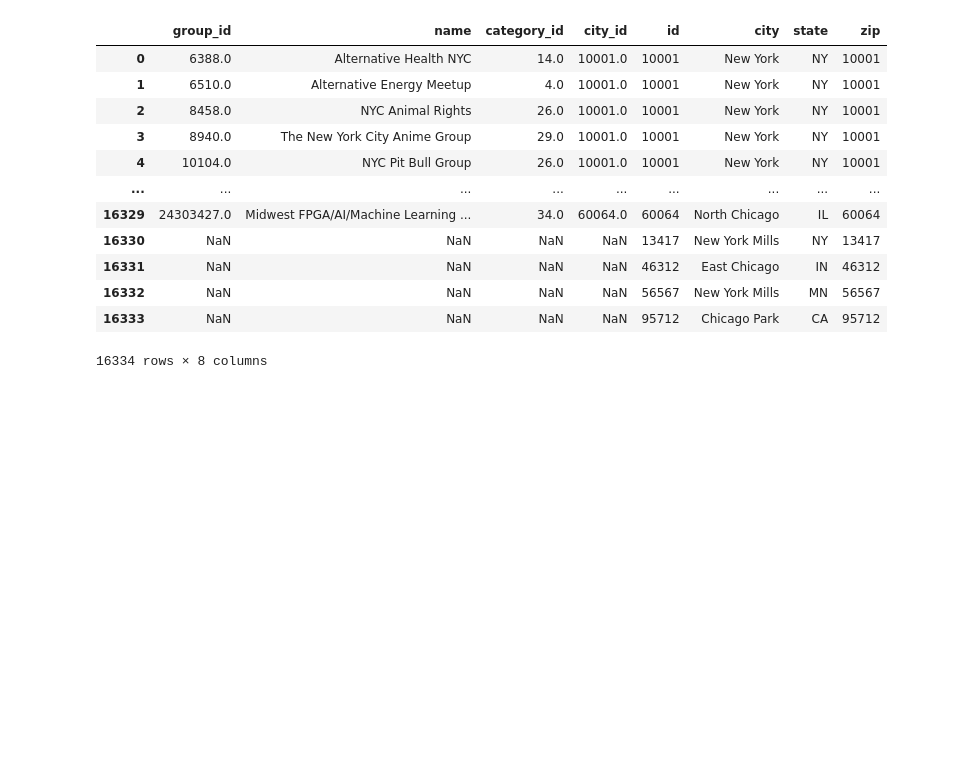
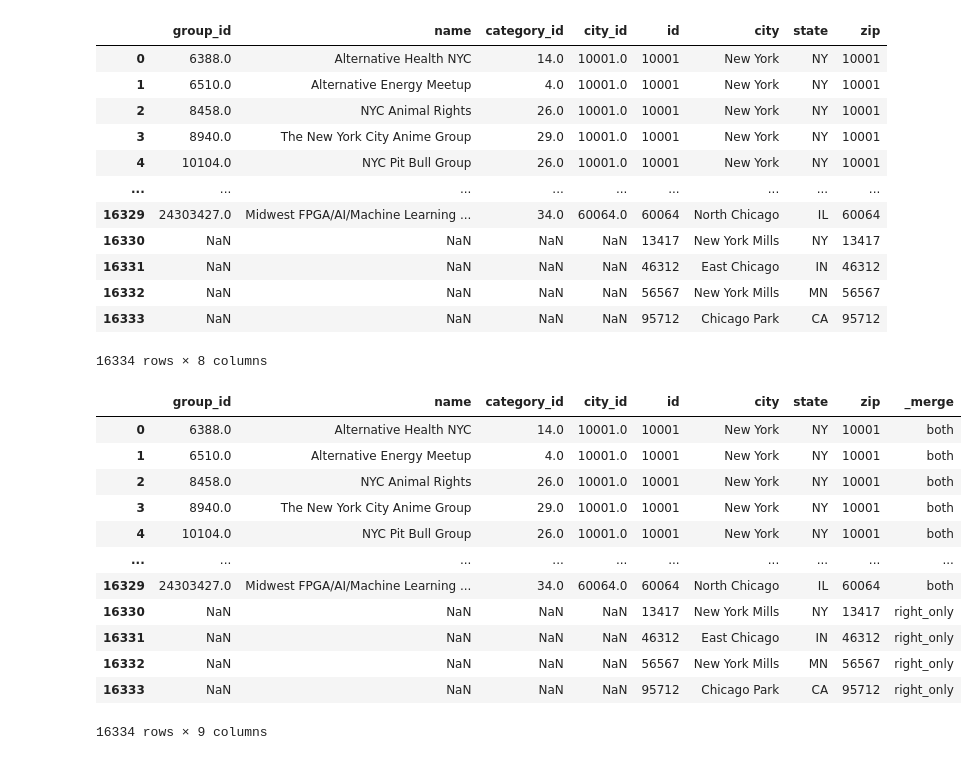
Before and after one commit to JPL-JUNO/Data-Analysis-and-Science, a Jupyter notebook: PIA/codes/Ch10/Merging_joining_and_concatenating.ipynb, the cells around one changed output. Saved outputs shown, nothing was run; the diff lists cells and outputs as text; code cells hidden in the pictures; blank space fills up the shorter version.

```diff
--- a/PIA/codes/Ch10/Merging_joining_and_concatenating.ipynb
+++ b/PIA/codes/Ch10/Merging_joining_and_concatenating.ipynb
@@ -284,3 +284,19 @@ groups.merge(cities, how='outer', left_on='city_id', right_on='id')
 | 16332 | NaN | NaN | NaN | NaN | 56567 | New York Mills | MN | 56567 |
 | 16333 | NaN | NaN | NaN | NaN | 95712 | Chicago Park | CA | 95712 |
 16334 rows × 8 columns
+# %%
+groups.merge(cities, how='outer', left_on='city_id', right_on='id', indicator=True)
+# %% [output]
+|  | group_id | name | category_id | city_id | id | city | state | zip | _merge |
+| 0 | 6388.0 | Alternative Health NYC | 14.0 | 10001.0 | 10001 | New York | NY | 10001 | both |
+| 1 | 6510.0 | Alternative Energy Meetup | 4.0 | 10001.0 | 10001 | New York | NY | 10001 | both |
+| 2 | 8458.0 | NYC Animal Rights | 26.0 | 10001.0 | 10001 | New York | NY | 10001 | both |
+| 3 | 8940.0 | The New York City Anime Group | 29.0 | 10001.0 | 10001 | New York | NY | 10001 | both |
+| 4 | 10104.0 | NYC Pit Bull Group | 26.0 | 10001.0 | 10001 | New York | NY | 10001 | both |
+| ... | ... | ... | ... | ... | ... | ... | ... | ... | ... |
+| 16329 | 24303427.0 | Midwest FPGA/AI/Machine Learning ... | 34.0 | 60064.0 | 60064 | North Chicago | IL | 60064 | both |
+| 16330 | NaN | NaN | NaN | NaN | 13417 | New York Mills | NY | 13417 | right_only |
+| 16331 | NaN | NaN | NaN | NaN | 46312 | East Chicago | IN | 46312 | right_only |
+| 16332 | NaN | NaN | NaN | NaN | 56567 | New York Mills | MN | 56567 | right_only |
+| 16333 | NaN | NaN | NaN | NaN | 95712 | Chicago Park | CA | 95712 | right_only |
+16334 rows × 9 columns
```
Also changed, not shown: parts of 7 cells of this notebook, 1 other file.
